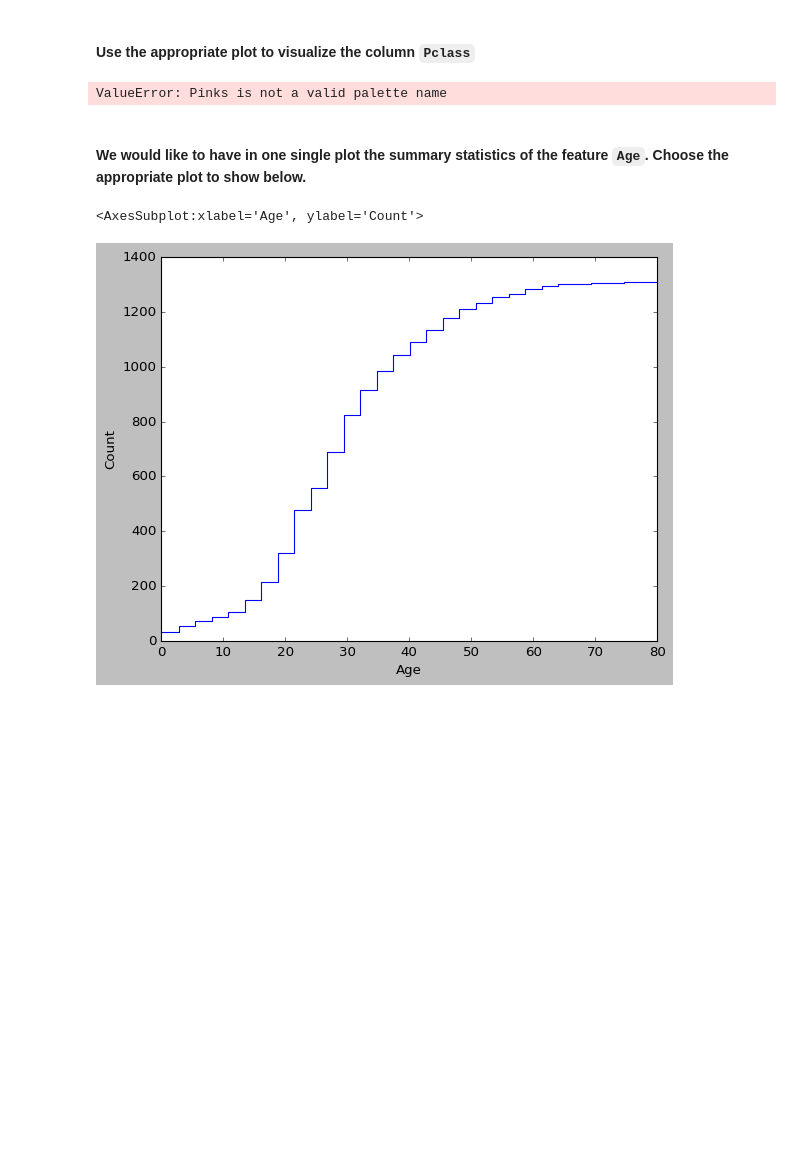
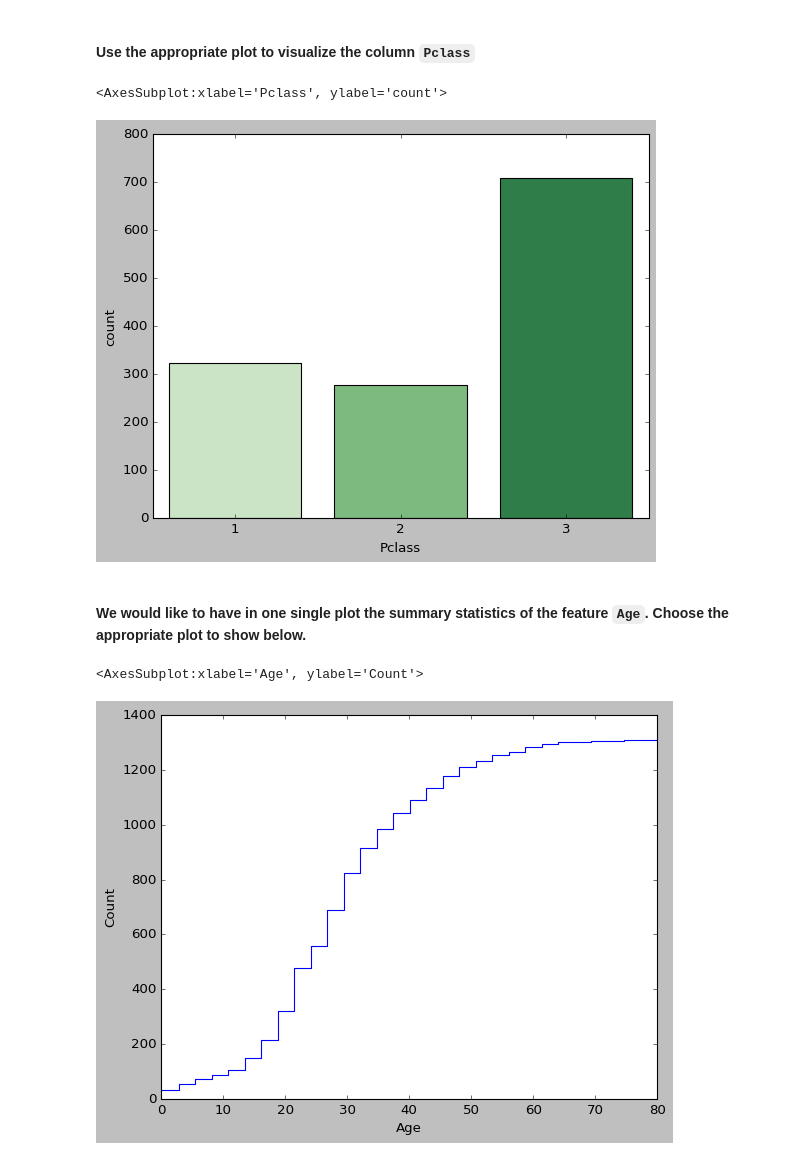
Before and after one commit to Ironhack-Data-Madrid-Enero-2021/lab-visualization-extra, a Jupyter notebook: challenge-2.ipynb, the cells around one changed output. Cells and saved outputs as stored; diff of their text form; code cells hidden in the pictures; blank space fills up the shorter version.

```diff
--- a/challenge-2.ipynb
+++ b/challenge-2.ipynb
@@ -149,9 +151,10 @@ ax.plot(x, np.sin(x));
 #### Use the appropriate plot to visualize the column `Pclass`
 # %%
 # your code here
-sns.countplot(x=titanic.Pclass, palette = "Pinks")
+sns.countplot(x=titanic.Pclass, palette = "Greens")
 # %% [output]
-ValueError: Pinks is not a valid palette name
+<AxesSubplot:xlabel='Pclass', ylabel='count'>
+[figure, added]
 # %% [markdown]
 #### We would like to have in one single plot the summary statistics of the feature `Age`. Choose the appropriate plot to show below.
 # %%
```
Also changed, not shown: parts of 12 cells of this notebook.
